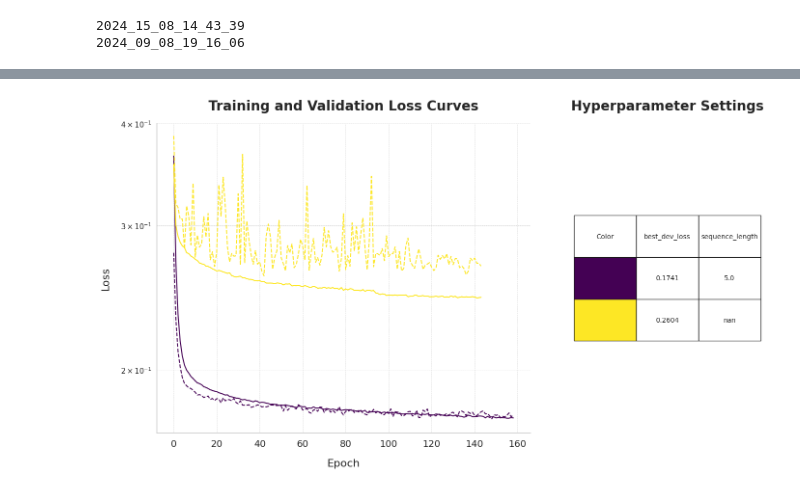
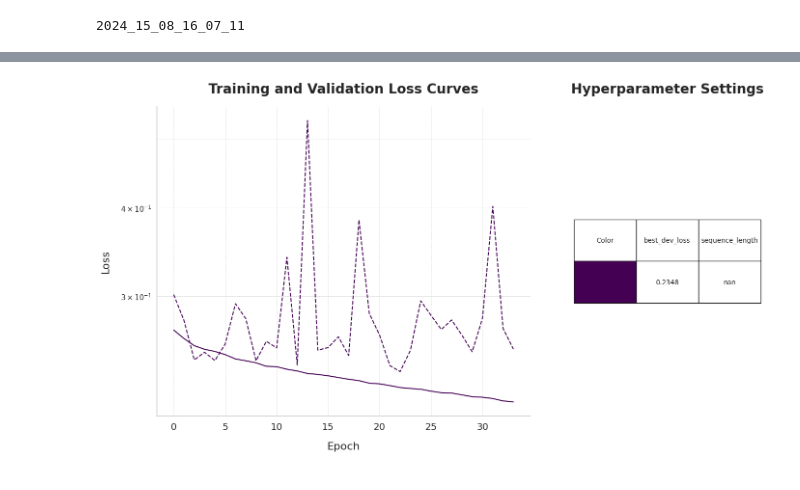
Before and after one commit to smithandrewk/sleep_ml, a Jupyter notebook: eval.ipynb, the cells around one changed output, grey strips where cells are left out. Drawn from its saved outputs; the diff is of its cells as text; code cells hidden in the pictures.

```diff
--- a/eval.ipynb
+++ b/eval.ipynb
@@ -1,5 +1,6 @@
 # %%
 from lib.ekyn import *
+from lib.env import *
 from sage.utils import *
 from sage.models import *
 from sklearn.metrics import ConfusionMatrixDisplay,f1_score
@@ -7,9 +8,9 @@ import pandas as pd
 import os
 
 states = {}
-for experiment in os.listdir(f'experiments'):
+for experiment in os.listdir(f'{EXPERIMENTS_PATH}'):
     print(experiment)
-    state = torch.load(f'experiments/{experiment}/state.pt',weights_only=False)
+    state = torch.load(f'{EXPERIMENTS_PATH}/{experiment}/state.pt',weights_only=False)
     states[experiment] = state
 df = pd.DataFrame([states[experiment] for experiment in states],columns=['start_time','experiment_group_id','sequence_length','best_dev_loss','best_dev_f1','robust','wd','widthi','depthi','batch_size','early_stopping','execution_time','trainlossi','testlossi']).sort_values(by='start_time',ascending=False)
 df.reset_index(drop=True,inplace=True)
@@ -18,6 +19,5 @@ df = df.iloc[:5]
 display(df)
 plot_loss_curves(df,moving_window_length=1)
 # %% [output]
-2024_15_08_14_43_39
-2024_09_08_19_16_06
+2024_15_08_16_07_11
 |  | start_time | experiment_group_id | sequence_length | best_dev_loss | best_dev_f1 | robust | wd | ... |
@@ -26,3 +25,3 @@ plot_loss_curves(df,moving_window_length=1)
-[figure, old version]
+[figure, new version]
 # %%
 df.sort_values(by='best_dev_loss')
```
Also changed, not shown: parts of 3 cells of this notebook, 2 other files.
